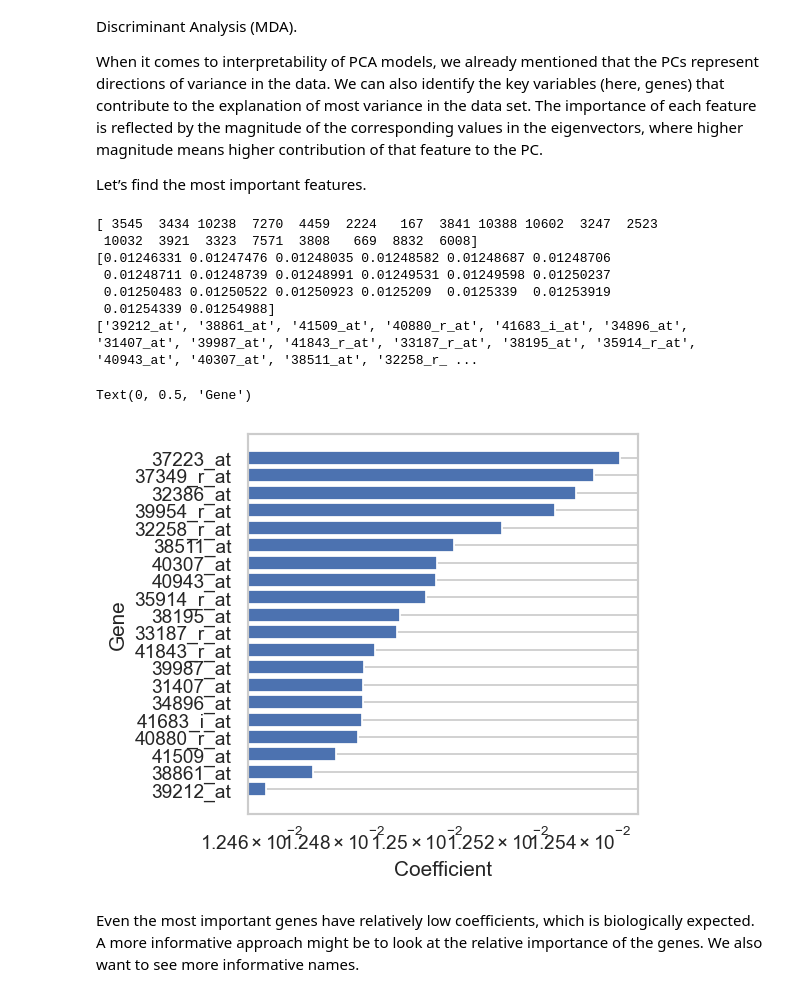
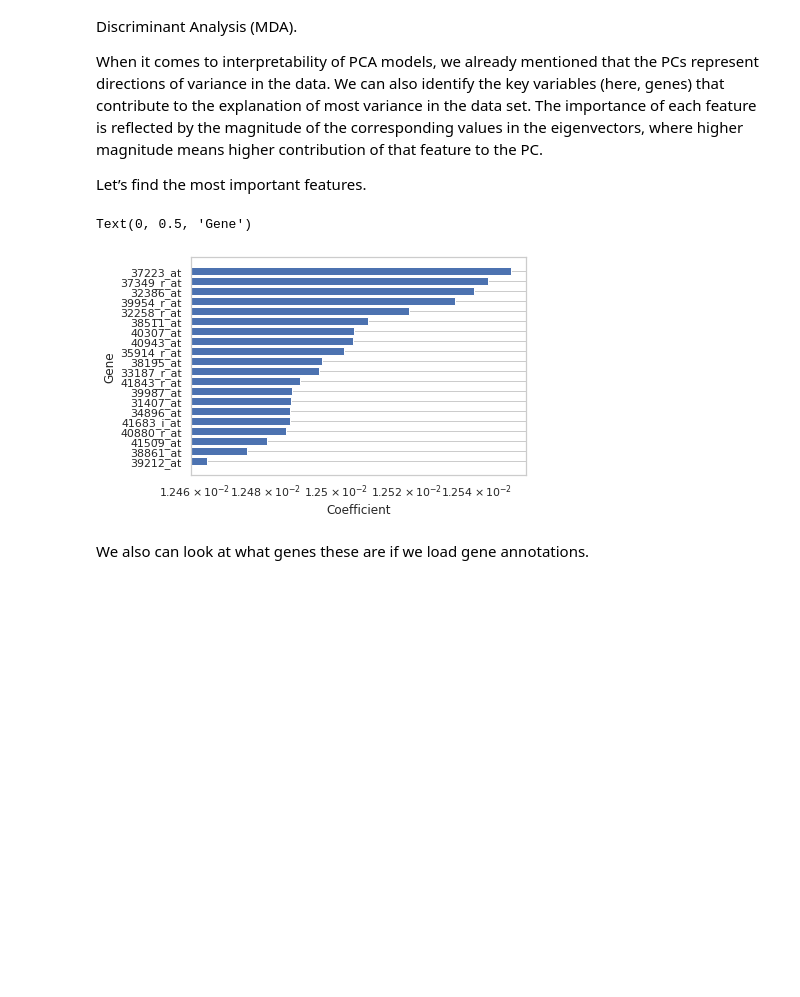
Before and after one commit to IvoLeist/ml_cnag-crg_course, a Jupyter notebook: day4/dimensionality_reduction.ipynb, the cells around one changed output. Saved outputs shown, nothing was run; the diff lists cells and outputs as text; code cells hidden in the pictures; blank space fills up the shorter version.

```diff
--- a/day4/dimensionality_reduction.ipynb
+++ b/day4/dimensionality_reduction.ipynb
@@ -65,7 +65,8 @@ sns.set(style="whitegrid")
 # %% [markdown]
 Load the data.
 # %%
-data = pd.read_csv("./data/DatasetA_12600gene.csv", header=0)
+url = "https://raw.githubusercontent.com/IvoLeist/ml_cnag-crg_course/main/day4/data/DatasetA_12600gene.csv"
+data = pd.read_csv(url, header=0)
 data.head()
 print(data.shape)
 data.columns
@@ -698,0 +761,21 @@ array([0.48635528, 0.09565876, 0.04836801, 0.03125754, 0.02360631,
+# %%
+selected = classes.isin(['NL','SMCL','COID'])
+dtfilt = dt.filter(regex=r'(NL|SMCL|COID)', axis=0)
+
+# class inforation from sample names
+samples = dtfilt[['Class']].stack()
+classes = samples.str.extract(r'(NL|SMCL|COID)')
+
+# scale data
+X = dtfilt.drop('Class', axis=1)
+X = StandardScaler().fit_transform(X)
+
+# build PCA model
+pca = PCA(n_components=6)
+
+# fit and transform the data to the model
+pca_reduced_data = pca.fit_transform(X)
+
+# plot
+plot_pca(pca_reduced_data, classes, cl = ['NL', 'SMCL', 'COID'], colors = ['yellow', 'orange', 'red'])
+plot_var_explained(pca)
@@ -712,28 +800,17 @@ Let’s find the most important features.
 # %%
 # get top genes to plot
 ids = np.argsort(abs(pca.components_)[0,:],axis=0)[-20:]
-print(ids)
 coeff = abs(np.transpose(pca.components_)[ids,:][:,0])
-print(coeff)
-labels = np.asarray(tmatfilt.columns)[ids].tolist()
-print(labels)
+labels = np.asarray(dtfilt.columns)[ids].tolist()
 
 plt.barh(labels,coeff)
-plt.xscale('log',base=10)
+plt.xscale('log')
 plt.xlabel('Coefficient')
 plt.ylabel('Gene')
 # %% [output]
-[ 3545  3434 10238  7270  4459  2224   167  3841 10388 10602  3247  2523
- 10032  3921  3323  7571  3808   669  8832  6008]
-[0.01246331 0.01247476 0.01248035 0.01248582 0.01248687 0.01248706
- 0.01248711 0.01248739 0.01248991 0.01249531 0.01249598 0.01250237
- 0.01250483 0.01250522 0.01250923 0.0125209  0.0125339  0.01253919
- 0.01254339 0.01254988]
-['39212_at', '38861_at', '41509_at', '40880_r_at', '41683_i_at', '34896_at', '31407_at', '39987_at', '41843_r_at', '33187_r_at', '38195_at', '35914_r_at', '40943_at', '40307_at', '38511_at', '32258_r_ ...
+Text(0, 0.5, 'Gene')
-Text(0, 0.5, 'Gene')
-[figure, old version]
+[figure, new version]
-# %% [markdown]
-Even the most important genes have relatively low coefficients, which is biologically expected. A more informative
-approach might be to look at the relative importance of the genes. We also want to see more informative names.
+# %% [markdown]
+We also can look at what genes these are if we load gene annotations.
 # %%
 # get gene names
```
Also changed, not shown: parts of 50 cells of this notebook.
